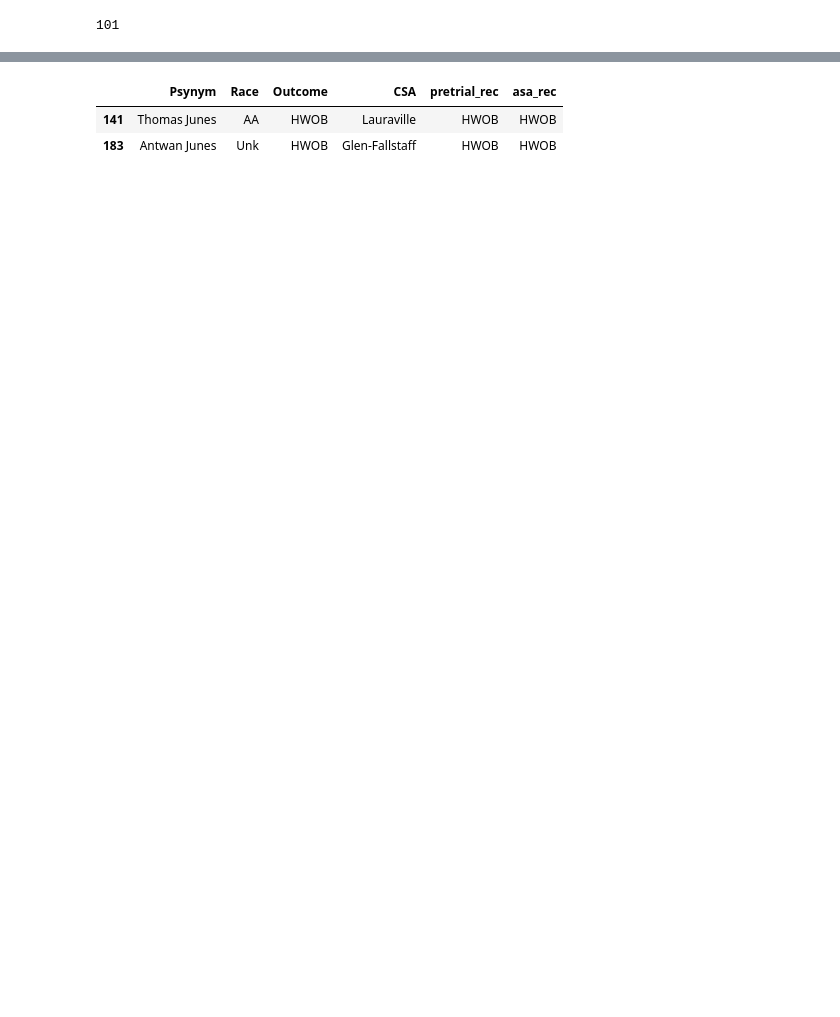
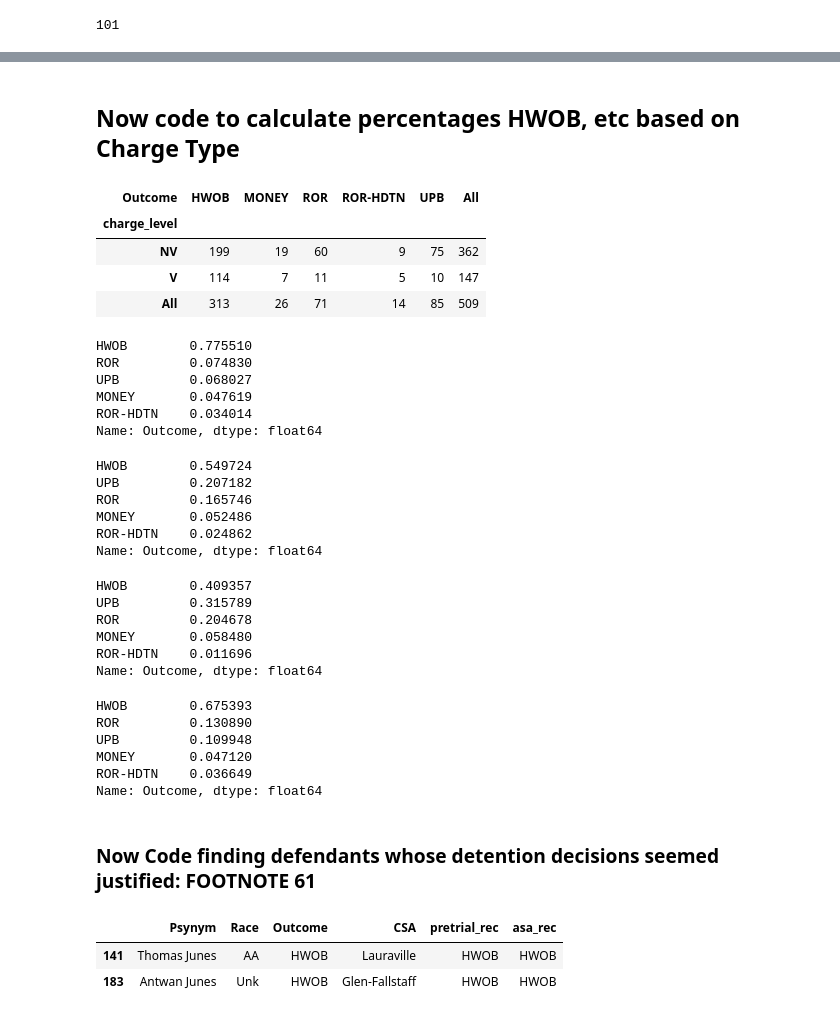
Before and after one commit to Colinstarger/Butterfly_in_COVID_Spring22, a Jupyter notebook: Black_Butterfly_Sp22_public.ipynb, the cells around one changed output, grey strips where cells are left out. Saved outputs shown, nothing was run; the diff lists cells and outputs as text; code cells hidden in the pictures; blank space fills up the shorter version.

```diff
--- a/Black_Butterfly_Sp22_public.ipynb
+++ b/Black_Butterfly_Sp22_public.ipynb
@@ -704 +820,56 @@ sub_df.charge_name.value_counts(normalize=True).sort_values(ascending = False).h
+# %% [markdown]
+## Now code to calculate percentages HWOB, etc based on Charge Type
+# %%
+merge_df=def_single_top[["charge_name", "charge_level"]].merge(all_defs_df, left_index=True, right_on="def_index")
+# %%
+pd.crosstab(merge_df.charge_level, merge_df.Outcome, margins=True)
+# %% [output]
+| Outcome | HWOB | MONEY | ROR | ROR-HDTN | UPB | All |
+| charge_level |  |  |  |  |  |  |
+| NV | 199 | 19 | 60 | 9 | 75 | 362 |
+| V | 114 | 7 | 11 | 5 | 10 | 147 |
+| All | 313 | 26 | 71 | 14 | 85 | 509 |
+# %%
+#Outcome rates for violent crimes (78% HWOB)
+merge_df[merge_df.charge_level=="V"].Outcome.value_counts(normalize=True)
+# %% [output]
+HWOB        0.775510
+ROR         0.074830
+UPB         0.068027
+MONEY       0.047619
+ROR-HDTN    0.034014
+Name: Outcome, dtype: float64
+# %%
+#Outcome rates for non-violent crimes (55% HWOB)
+merge_df[merge_df.charge_level=="NV"].Outcome.value_counts(normalize=True)
+# %% [output]
+HWOB        0.549724
+UPB         0.207182
+ROR         0.165746
+MONEY       0.052486
+ROR-HDTN    0.024862
+Name: Outcome, dtype: float64
+# %%
+#Outcome rates second degree assault (41%)
+merge_df[merge_df.charge_name=="ASSAULT-SEC DEGREE"].Outcome.value_counts(normalize=True)
+# %% [output]
+HWOB        0.409357
+UPB         0.315789
+ROR         0.204678
+MONEY       0.058480
+ROR-HDTN    0.011696
+Name: Outcome, dtype: float64
+# %%
+#Outcome rates for non assault2 non violent (68%)
+merge_df[(merge_df.charge_level=="NV") &
+         (merge_df.charge_name!="ASSAULT-SEC DEGREE")].Outcome.value_counts(normalize=True)
+# %% [output]
+HWOB        0.675393
+ROR         0.130890
+UPB         0.109948
+MONEY       0.047120
+ROR-HDTN    0.036649
+Name: Outcome, dtype: float64
+# %% [markdown]
+### Now Code finding defendants whose detention decisions seemed justified: FOOTNOTE 61
 # %%
```
Also changed, not shown: parts of 116 cells of this notebook.
